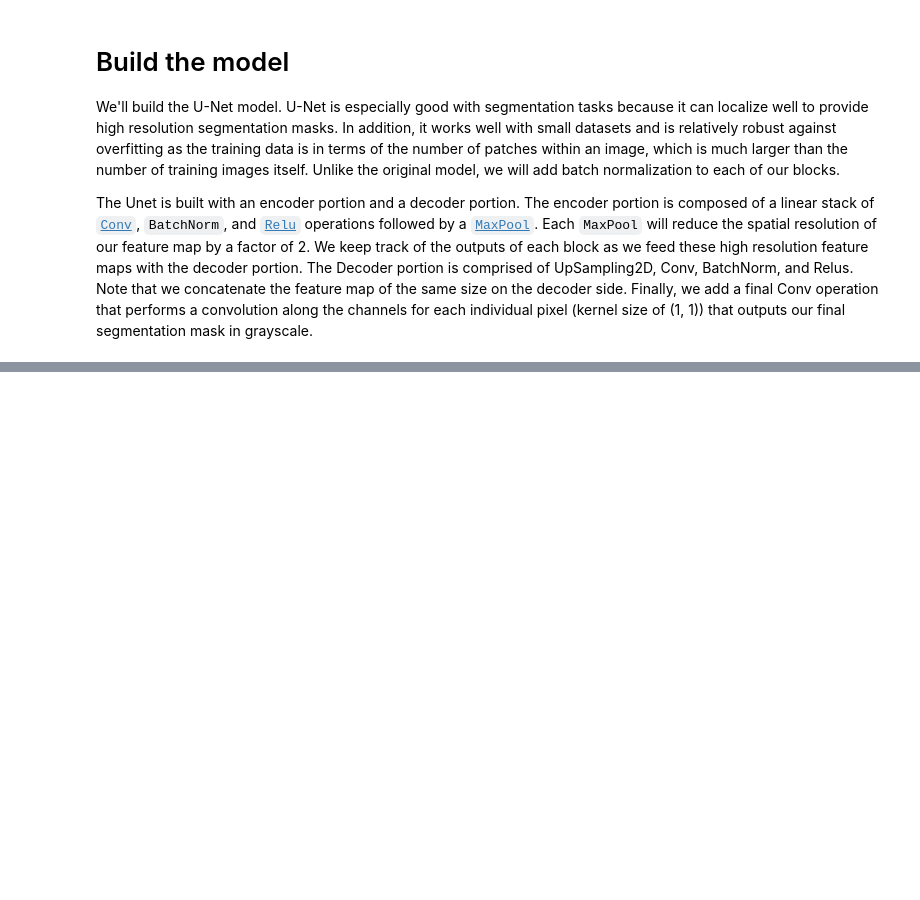
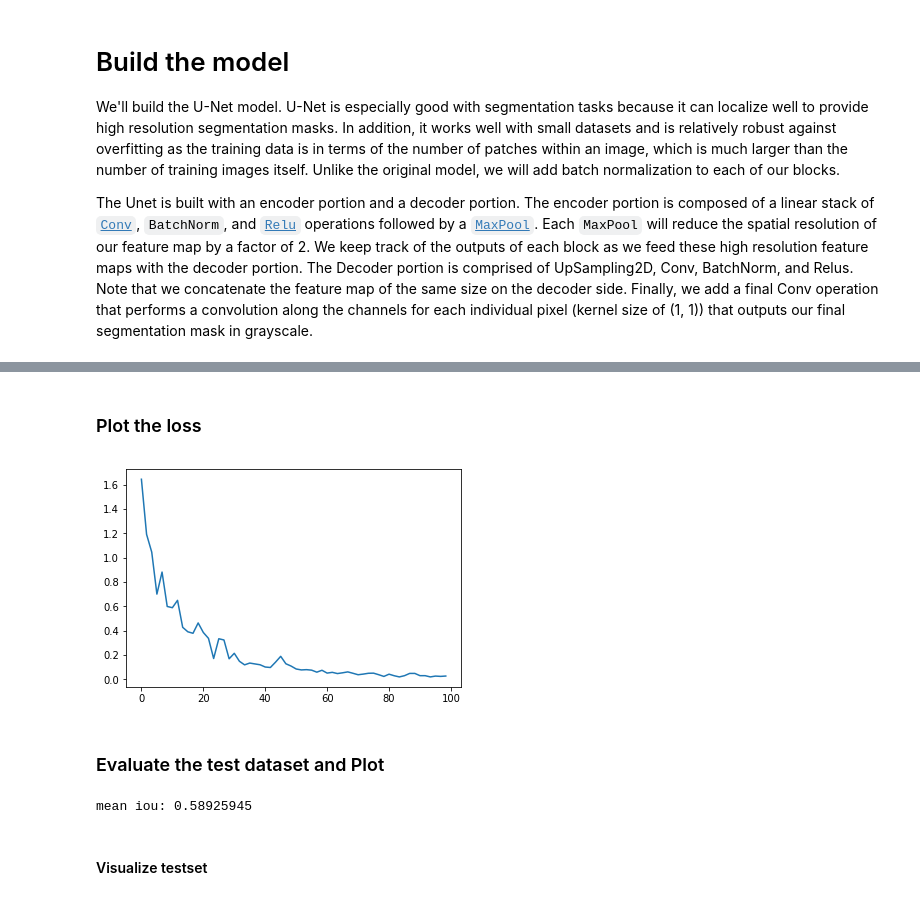
Before and after one commit to ilguyi/tensorflow.tutorials, a Jupyter notebook: tf.version.1/06.images/01.image_segmentation.ipynb, the cells around one changed output, grey strips where cells are left out. Saved outputs shown, nothing was run; the diff lists cells and outputs as text; code cells hidden in the pictures; blank space fills up the shorter version.

```diff
--- a/tf.version.1/06.images/01.image_segmentation.ipynb
+++ b/tf.version.1/06.images/01.image_segmentation.ipynb
@@ -462,0 +476,10 @@ test_handle = sess.run(test_iterator.string_handle())
+# %% [markdown]
+### Plot the loss
+# %%
+loss_history = np.asarray(loss_history)
+plt.plot(loss_history[:,0], loss_history[:,1])
+plt.show()
+# %% [output]
+[figure, added]
+# %% [markdown]
+### Evaluate the test dataset and Plot
@@ -462,0 +495,13 @@ test_handle = sess.run(test_iterator.string_handle())
+# %%
+mean_iou, mean_iou_op = tf.metrics.mean_iou(labels=tf.to_int32(model.targets),
+                                            predictions=tf.to_int32(model.predicted_images),
+                                            num_classes=2,
+                                            name='mean_iou')
+sess.run(tf.local_variables_initializer())
+
+sess.run(mean_iou_op, feed_dict={model.handle: test_handle_eval})
+print("mean iou:", sess.run(mean_iou))
+# %% [output]
+mean iou: 0.58925945
+# %% [markdown]
+#### Visualize testset
```
Also changed, not shown: parts of 24 cells of this notebook.
